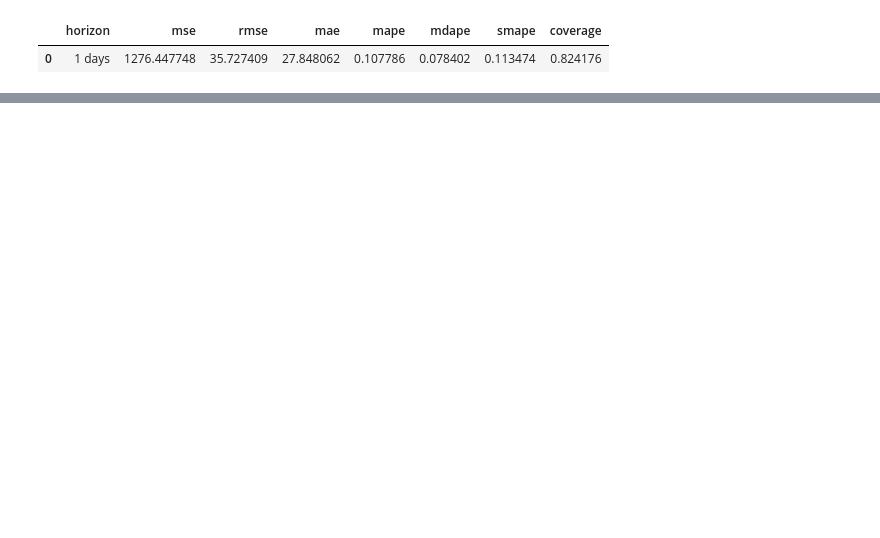
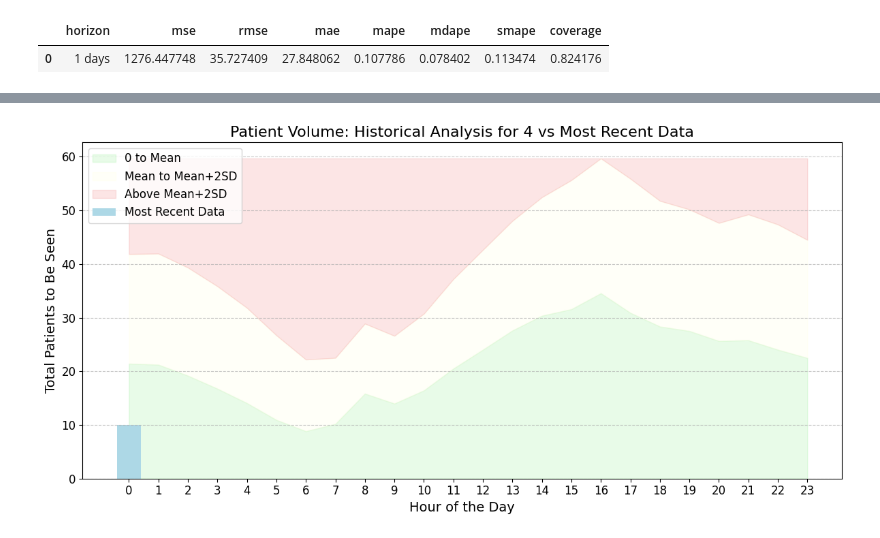
Before and after one commit to drdevinhopkins/ed-flow-2023, a Jupyter notebook: notebooks/dailyvisits.ipynb, the cells around one changed output, grey strips where cells are left out. Cells and saved outputs as stored; diff of their text form; code cells hidden in the pictures; blank space fills up the shorter version.

```diff
--- a/notebooks/dailyvisits.ipynb
+++ b/notebooks/dailyvisits.ipynb
@@ -236,0 +278,63 @@ df_p
+# %%
+import matplotlib.pyplot as plt
+
+
+
+data = pd.read_csv('https://www.dropbox.com/scl/fi/ksf0nbmmiort5khbrgr61/allData.csv?rlkey=75e735fjk4ifttjt553ukxt3k&dl=1')
+
+# Calculate total patients to be seen as the sum of specified columns
+data['Total_Patients_To_Be_Seen'] = (
+    data['TRG_HALLWAY_TBS'] +
+    data['POD_GREEN_TBS'] +
+    data['POD_YELLOW_TBS'] +
+    data['POD_ORANGE_TBS'] +
+    data['RAZ_TBS'] +
+    data['AMBVERTTBS'] +
+    data['QTrack_TBS'] +
+    data['Garage_TBS']
+)
+
+# Extract the timestamp and determine the most recent
+data['Timestamp'] = pd.to_datetime(data['ds'])
+most_recent_timestamp = data['Timestamp'].iloc[-1]
+most_recent_hour = most_recent_timestamp.hour
+most_recent_value = data.loc[data['Timestamp'] == most_recent_timestamp, 'Total_Patients_To_Be_Seen'].iloc[0]
+
+# Extract day of the week and filter for the same day as the most recent timestamp
+data['DayOfWeek'] = data['Timestamp'].dt.dayofweek
+most_recent_day_of_week = most_recent_timestamp.dayofweek
+same_day_data = data[data['DayOfWeek'] == most_recent_day_of_week]
+
+# Group by hour and calculate the mean and standard deviation for each hour
+hourly_data_same_day = same_day_data.groupby(data['Timestamp'].dt.hour)['Total_Patients_To_Be_Seen'].mean()
+hourly_std_same_day = same_day_data.groupby(data['Timestamp'].dt.hour)['Total_Patients_To_Be_Seen'].std()
+
+# Define thresholds for coloring
+light_green_limit = hourly_data_same_day
+light_yellow_limit = hourly_data_same_day + 2 * hourly_std_same_day
+
+# Plot the updated graph with colored areas
+plt.figure(figsize=(12, 6))
+
+# Fill areas for different zones
+plt.fill_between(hourly_data_same_day.index, 0, light_green_limit, color='lightgreen', alpha=0.2, label='0 to Mean')
+plt.fill_between(hourly_data_same_day.index, light_green_limit, light_yellow_limit, color='lightyellow', alpha=0.2, label='Mean to Mean+2SD')
+plt.fill_between(hourly_data_same_day.index, light_yellow_limit, max(light_yellow_limit.max(), most_recent_value), color='lightcoral', alpha=0.2, label='Above Mean+2SD')
+
+# Add the most recent data as a red bar
+plt.bar(
+    most_recent_hour, most_recent_value, color='lightblue', alpha=1, label='Most Recent Data'
+)
+
+# Add labels and legend
+plt.xlabel('Hour of the Day', fontsize=14)
+plt.ylabel('Total Patients to Be Seen', fontsize=14)
+plt.title(f'Patient Volume: Historical Analysis for {most_recent_day_of_week} vs Most Recent Data', fontsize=16)
+plt.xticks(range(0, 24), fontsize=12)
+plt.yticks(fontsize=12)
+plt.legend(fontsize=12, loc='upper left')
+plt.grid(axis='y', linestyle='--', alpha=0.7)
+plt.tight_layout()
+plt.show()
+# %% [output]
+[figure, added]
```
Also changed, not shown: parts of 8 cells of this notebook, 9 other files.
